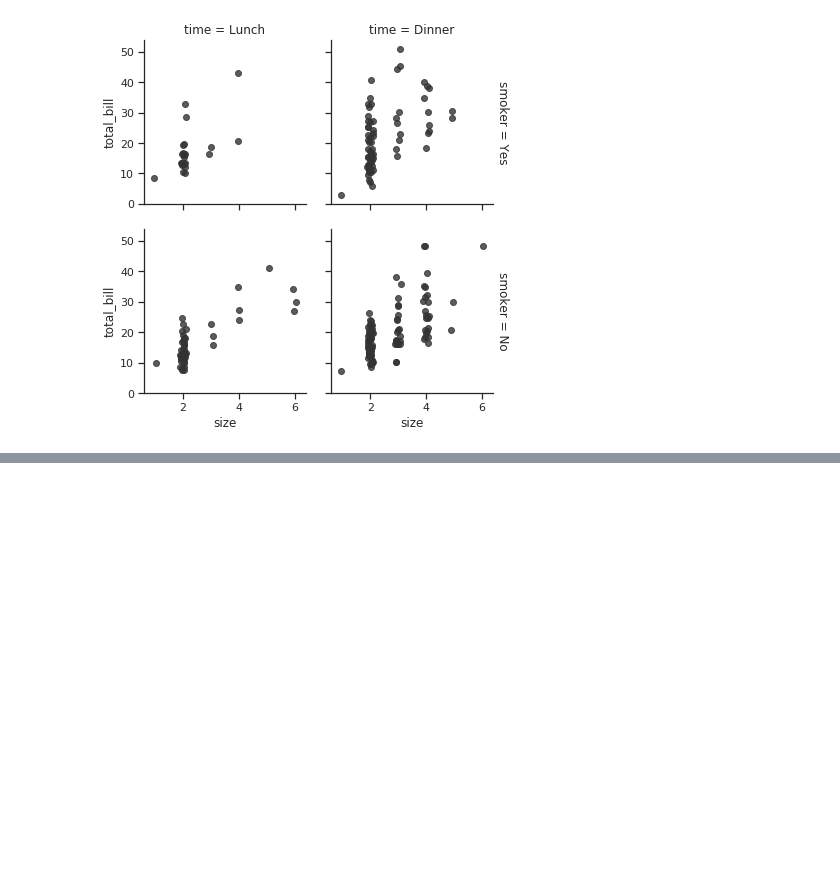
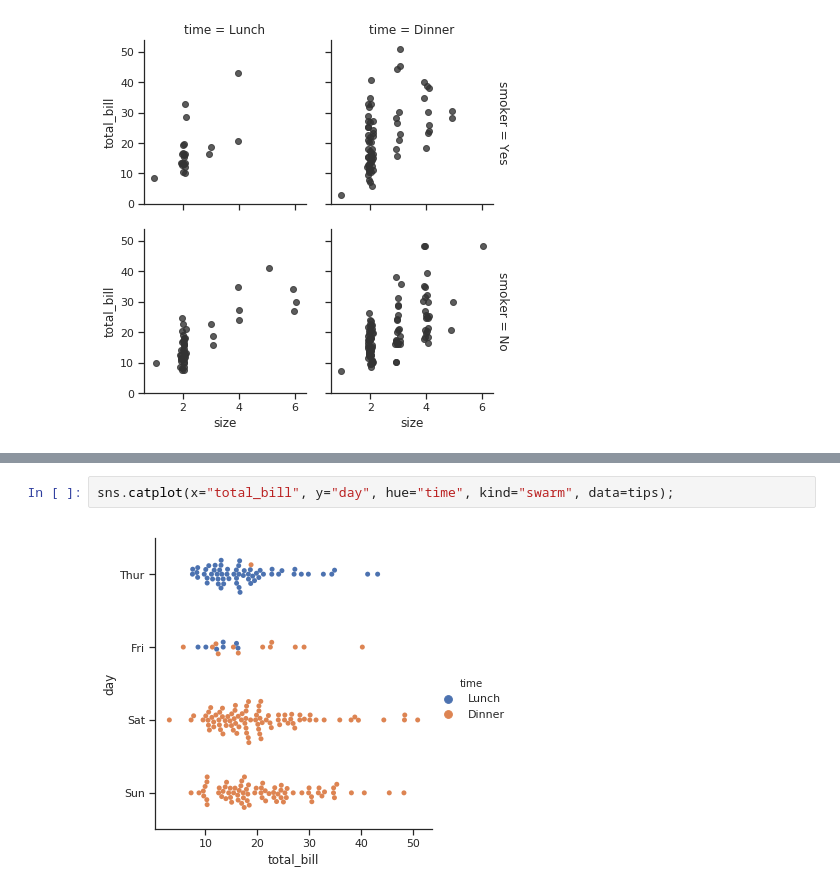
Before and after one commit to mulukenm/DataVisualization, a Jupyter notebook: JN_DVisualization.ipynb, the cells around one changed output, grey strips where cells are left out. Drawn from its saved outputs; the diff is of its cells as text; blank space fills up the shorter version.

```diff
--- a/JN_DVisualization.ipynb
+++ b/JN_DVisualization.ipynb
@@ -41,0 +29,4 @@ g.map(sns.regplot, "size", "total_bill", color=".2", fit_reg=False, x_jitter=.1)
+# %%
+sns.catplot(x="total_bill", y="day", hue="time", kind="swarm", data=tips);
+# %% [output]
+[figure, added]
```
Also changed, not shown: parts of 10 cells of this notebook.
